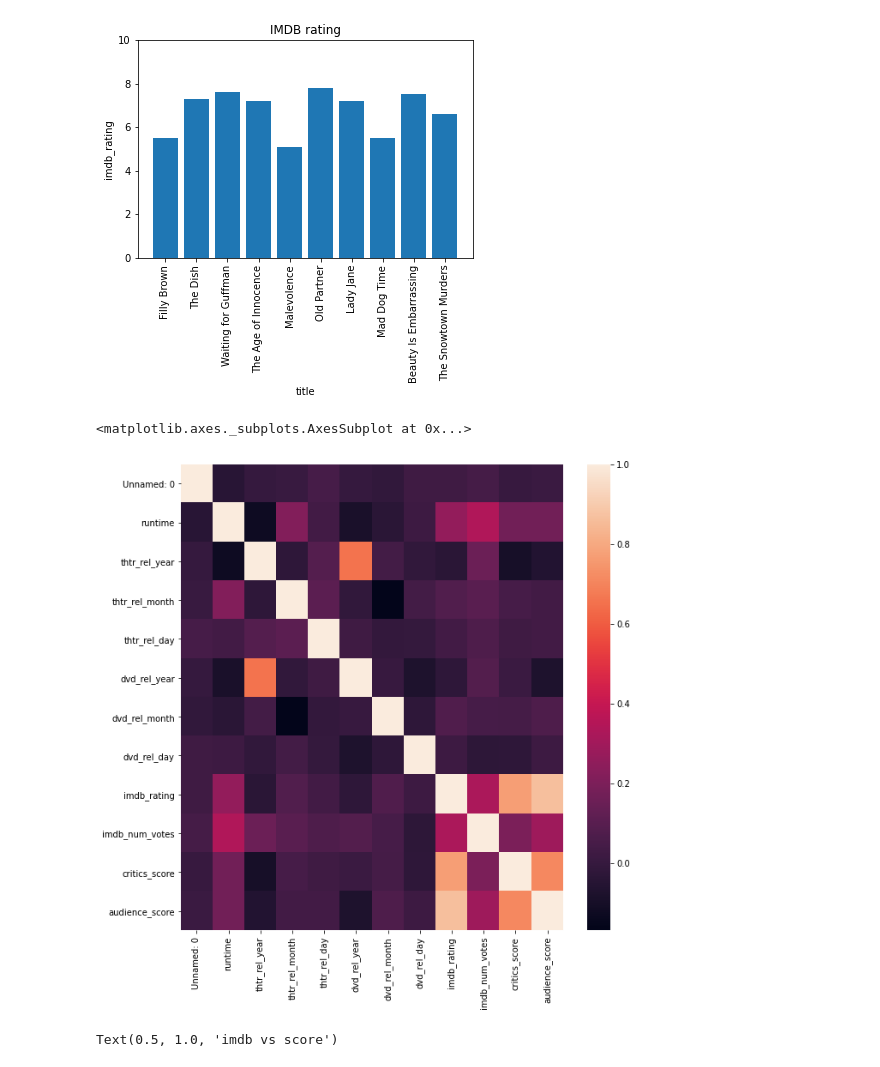
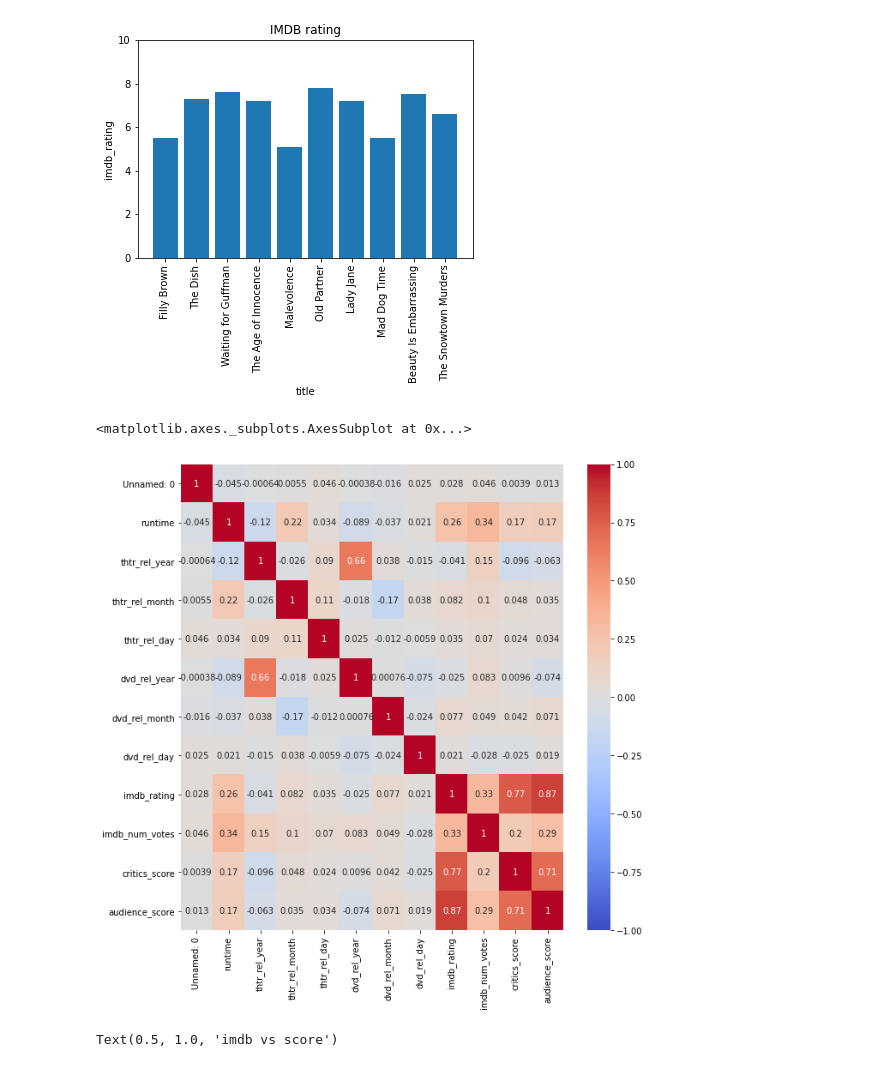
Before and after one commit to Ranjankraj/Public, a Jupyter notebook: DS2.ipynb, the cells around one changed output. Drawn from its saved outputs; the diff is of its cells as text; code cells hidden in the pictures.

```diff
--- a/DS2.ipynb
+++ b/DS2.ipynb
@@ -279,10 +279,10 @@ plt.xticks(rotation='vertical')
 # %%
 plt.figure(figsize=(10,10))
 
-sns.heatmap(movies.corr())
+sns.heatmap(movies.corr(), vmin = -1, cmap='coolwarm', annot=True)
 # %% [output]
 <matplotlib.axes._subplots.AxesSubplot at 0x...>
-[figure, old version]
+[figure, new version]
 # %%
 plt.scatter(movies.imdb_rating, movies.audience_score, c='red')
 plt.xlim(0,10)
```
